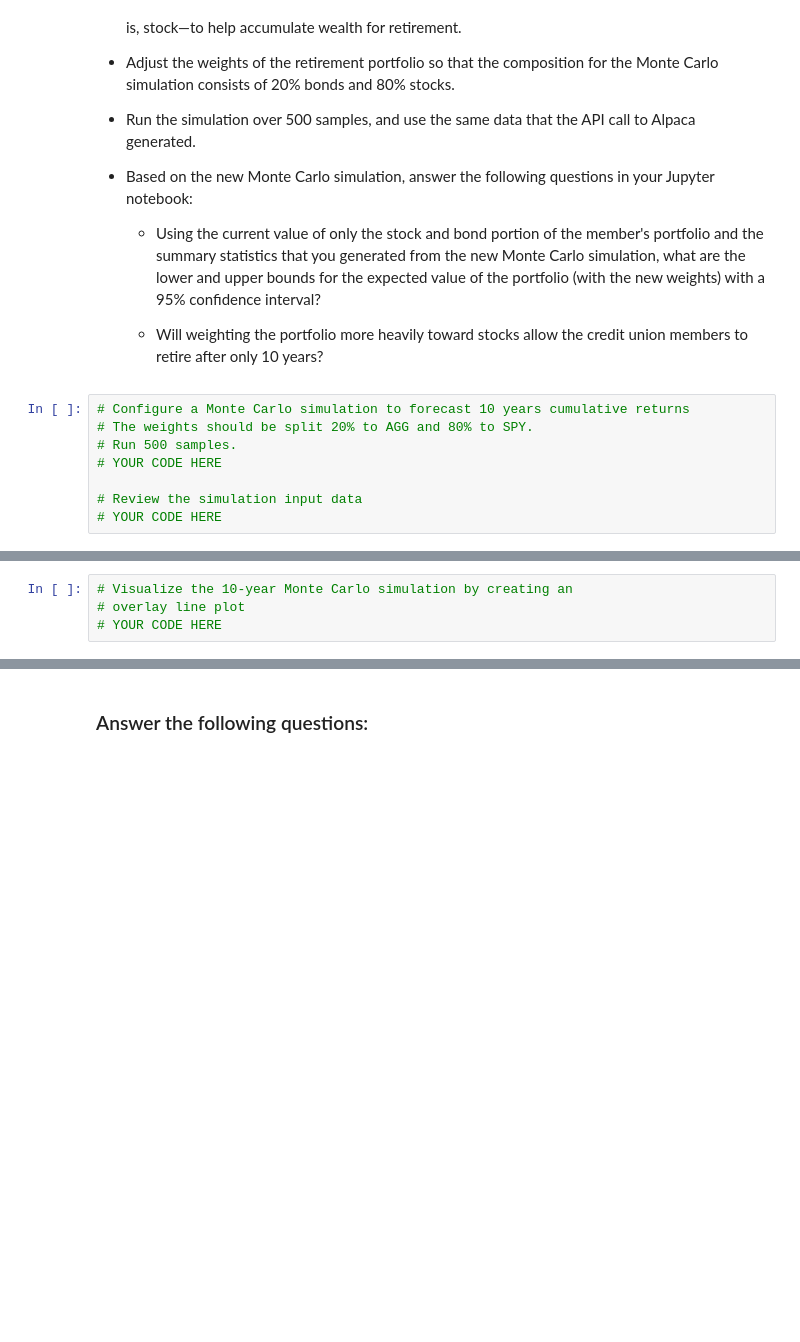
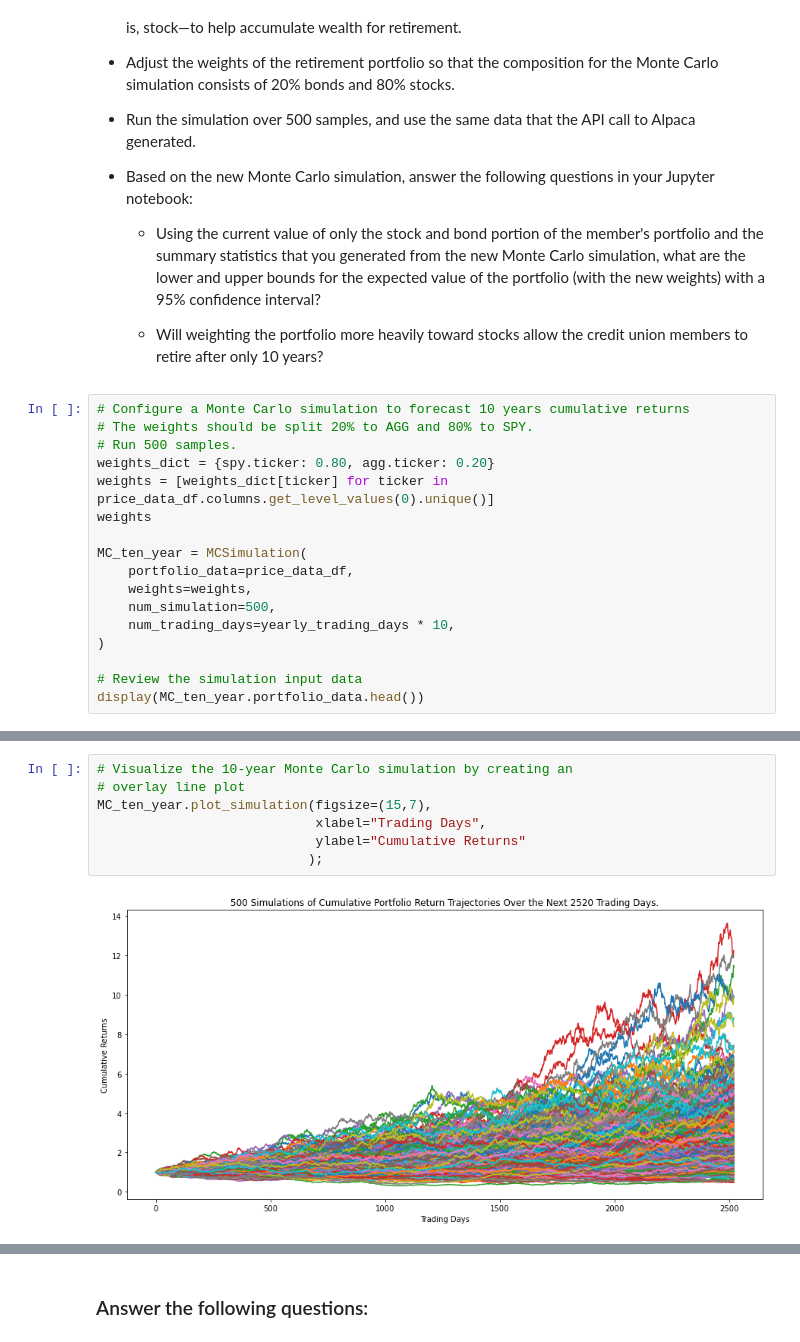
Before and after one commit to jasonjgarcia24/financial-planning-tools, a Jupyter notebook: financial_planning_tools.ipynb, the cells around one changed output, grey strips where cells are left out. Drawn from its saved outputs; the diff is of its cells as text; blank space fills up the shorter version.

```diff
--- a/financial_planning_tools.ipynb
+++ b/financial_planning_tools.ipynb
@@ -758,7 +895,16 @@ For this new Monte Carlo simulation, do the following:
 # Configure a Monte Carlo simulation to forecast 10 years cumulative returns
 # The weights should be split 20% to AGG and 80% to SPY.
 # Run 500 samples.
-# YOUR CODE HERE
+weights_dict = {spy.ticker: 0.80, agg.ticker: 0.20}
+weights = [weights_dict[ticker] for ticker in price_data_df.columns.get_level_values(0).unique()]
+weights
+
+MC_ten_year = MCSimulation(
+    portfolio_data=price_data_df,
+    weights=weights,
+    num_simulation=500,
+    num_trading_days=yearly_trading_days * 10,
+)
 
 # Review the simulation input data
-# YOUR CODE HERE
+display(MC_ten_year.portfolio_data.head())
@@ -768,7 +954,12 @@ For this new Monte Carlo simulation, do the following:
 # %%
 # Visualize the 10-year Monte Carlo simulation by creating an
 # overlay line plot
-# YOUR CODE HERE
+MC_ten_year.plot_simulation(figsize=(15,7),
+                            xlabel="Trading Days",
+                            ylabel="Cumulative Returns"
+                           );
+# %% [output]
+[figure, added]
 # %%
 # Visualize the probability distribution of the 10-year Monte Carlo simulation
 # by plotting a histogram
```
Also changed, not shown: parts of 30 cells of this notebook.
